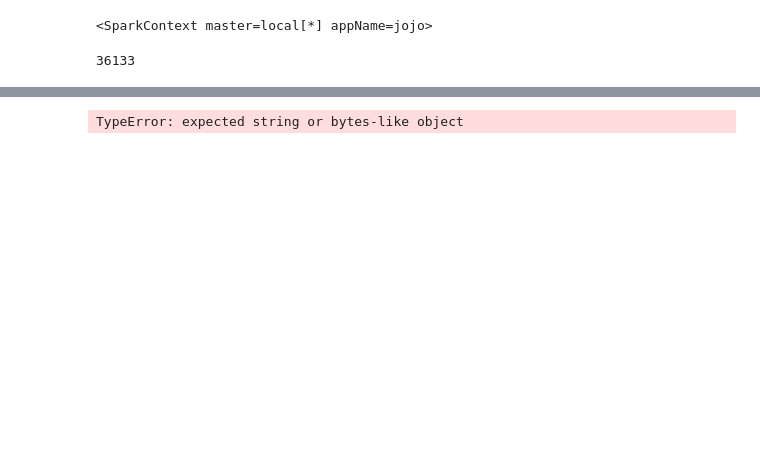
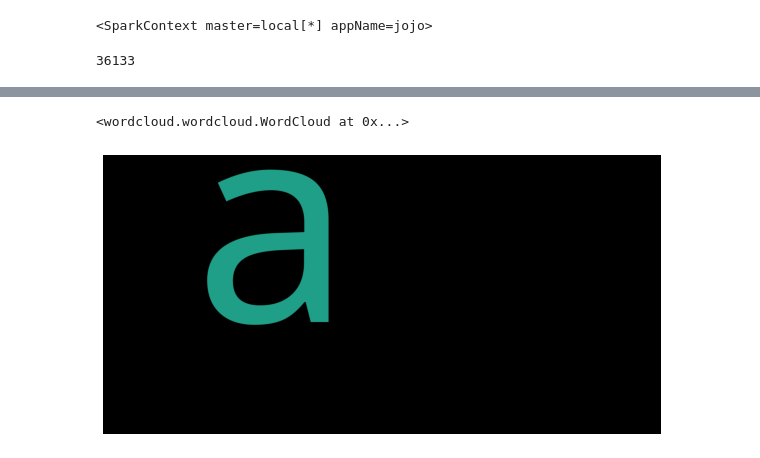
Before and after one commit to JoseFernandoInsper/Projeto2Spark, a Jupyter notebook: Projeto2.ipynb, the cells around one changed output, grey strips where cells are left out. Saved outputs shown, nothing was run; the diff lists cells and outputs as text; code cells hidden in the pictures; blank space fills up the shorter version.

```diff
--- a/Projeto2.ipynb
+++ b/Projeto2.ipynb
@@ -39,9 +40,9 @@ def conta_uma_palavra(item, palavra):
     return []
 
 
-Rakin = rdd.filter(lambda x:"rakin" in x[1])
-Yoda = rdd.filter(lambda x:"yoda" in x[1])
-inter = Rakin.intersection(Yoda)
+Rakin = rdd.filter(lambda x:"azure" in x[1])
+Yoda = rdd.filter(lambda x:"aws" in x[1])
+inter = rdd.filter(lambda x:"azure" in x[1] and "aws" in x[1])
 
 rdd_Rakin = Rakin.flatMap(conta_uma_palavra).reduceByKey(junta_contagens)
 rdd_Yoda = Yoda.flatMap(conta_uma_palavra).reduceByKey(junta_contagens)
@@ -108,9 +109,15 @@ result = rakin_rdd_idf.collect()
 # %%
 #sorted(result, key=lambda x: x[1])[100:]
 # %%
+rdd_rakin_join = rakin_rdd_freq.join(rakin_rdd_idf)
+rdd_yoda_join = yoda_rdd_freq.join(yoda_rdd_idf)
 rdd_inter_join = inter_rdd_freq.join(inter_rdd_idf)
+relevancia_rakin = rdd_rakin_join.map(relevancia)
+relevancia_yoda = rdd_yoda_join.map(relevancia)
 relevancia_inter = rdd_inter_join.map(relevancia)
 
+rakin_list = relevancia_rakin.takeOrdered(100, key=lambda x: -x[1])
+yoda_list = relevancia_yoda.takeOrdered(100, key=lambda x: -x[1])
 inter_list = relevancia_inter.takeOrdered(100, key=lambda x: -x[1])
 # %%
 result1 = relevancia_inter.collect()
@@ -127,9 +150,16 @@ def concat(item):
   for s, c in item:
     summary[s] = c
     return summary
-# %%
-wordcloud = WordCloud(stopwords=stopwords,
-                      background_color="black",
-                      width=1600, height=800).generate(summary = concat(inter_list))
-# %% [output]
-TypeError: expected string or bytes-like object
+# %%
+wordcloud = WordCloud(stopwords=stopwords,
+                      background_color="black",
+                      width=1600, height=800).generate_from_frequencies(frequencies=concat(rakin_list))
+fig, ax = plt.subplots(figsize=(10,6))
+ax.imshow(wordcloud, interpolation='bilinear')
+ax.set_axis_off()
+
+plt.imshow(wordcloud);
+wordcloud.to_file("airbnb_summary_wordcloud.png")
+# %% [output]
+<wordcloud.wordcloud.WordCloud at 0x...>
+[figure, added]
```
Also changed, not shown: parts of 6 cells of this notebook, 3 other files.
